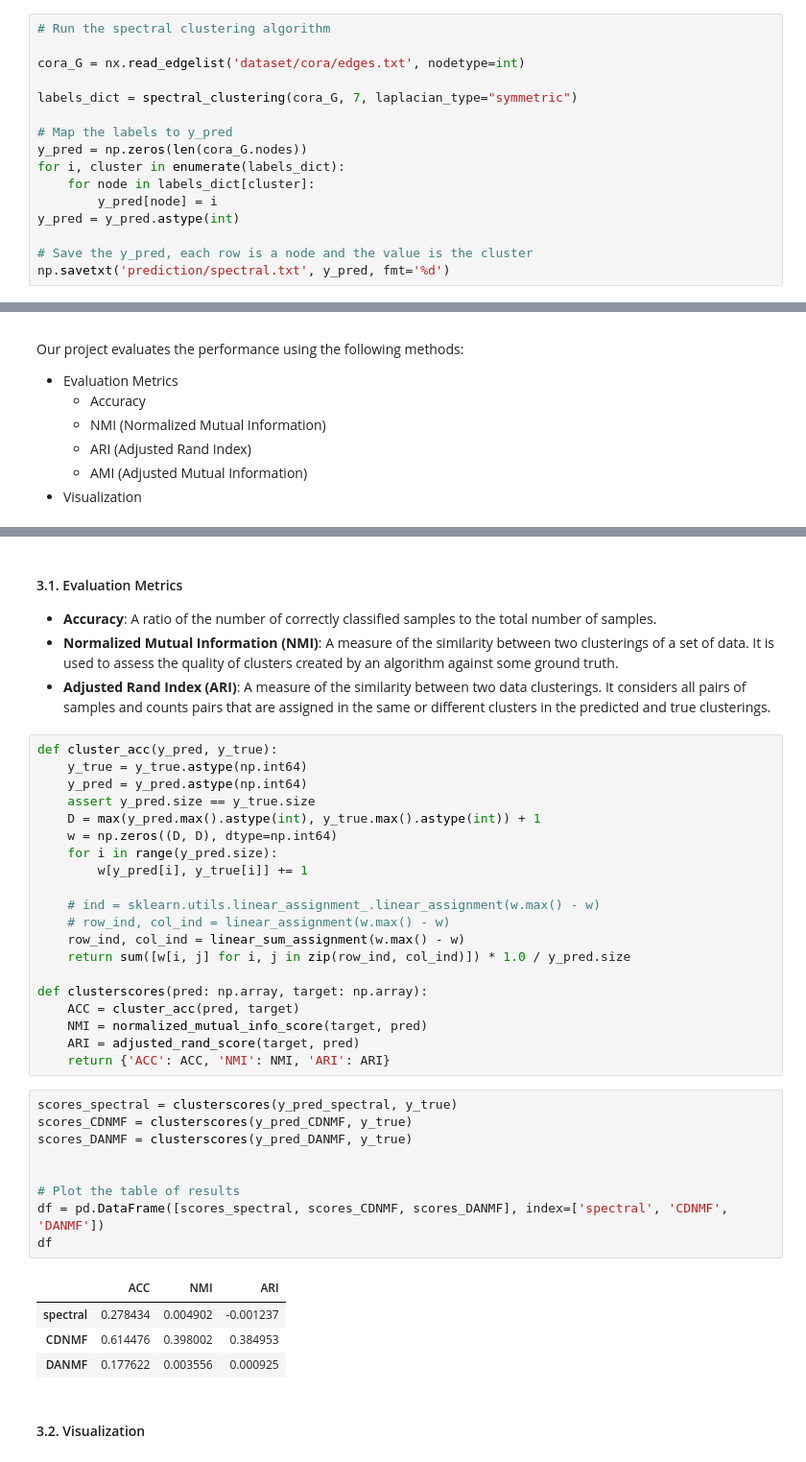
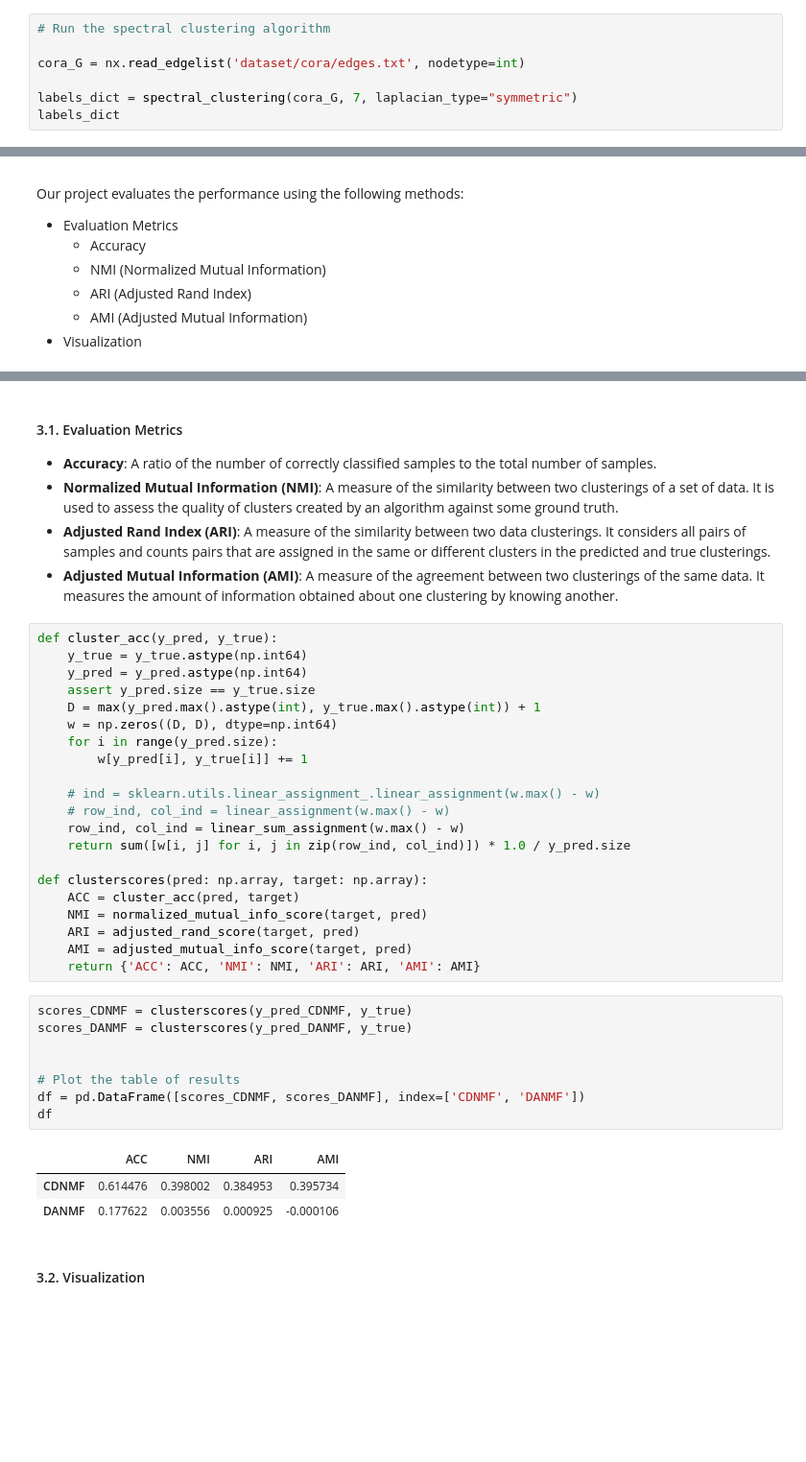
Before and after one commit to hardness1020/Community_Detection, a Jupyter notebook: main.ipynb, the cells around one changed output, grey strips where cells are left out. Shown at 96% size. Saved outputs shown, nothing was run; the diff lists cells and outputs as text; blank space fills up the shorter version.

Commit message:
Revert "feat: Add clustering method"
This reverts commit e964d76f8f00cffbae1f91ef0fe30c99aa3e4fb8.

```diff
--- a/main.ipynb
+++ b/main.ipynb
@@ -119,14 +127,5 @@ def spectral_clustering(G, k, laplacian_type="symmetric", **kwargs):
 cora_G = nx.read_edgelist('dataset/cora/edges.txt', nodetype=int)
 
 labels_dict = spectral_clustering(cora_G, 7, laplacian_type="symmetric")
-
-# Map the labels to y_pred
-y_pred = np.zeros(len(cora_G.nodes))
-for i, cluster in enumerate(labels_dict):
-    for node in labels_dict[cluster]:
-        y_pred[node] = i
-y_pred = y_pred.astype(int)
-
-# Save the y_pred, each row is a node and the value is the cluster
-np.savetxt('prediction/spectral.txt', y_pred, fmt='%d')
+labels_dict
 # %% [output]
@@ -269,6 +286,7 @@ y_true = pd.read_csv('dataset/cora/group.txt', header=None, delimiter=' ').value
 - **Accuracy**: A ratio of the number of correctly classified samples to the total number of samples.
 - **Normalized Mutual Information (NMI)**: A measure of the similarity between two clusterings of a set of data. It is used to assess the quality of clusters created by an algorithm against some ground truth.
 - **Adjusted Rand Index (ARI)**: A measure of the similarity between two data clusterings. It considers all pairs of samples and counts pairs that are assigned in the same or different clusters in the predicted and true clusterings.
+- **Adjusted Mutual Information (AMI)**: A measure of the agreement between two clusterings of the same data. It measures the amount of information obtained about one clustering by knowing another.
 # %%
 def cluster_acc(y_pred, y_true):
     y_true = y_true.astype(np.int64)
@@ -288,21 +306,20 @@ def clusterscores(pred: np.array, target: np.array):
     ACC = cluster_acc(pred, target)
     NMI = normalized_mutual_info_score(target, pred)
     ARI = adjusted_rand_score(target, pred)
-    return {'ACC': ACC, 'NMI': NMI, 'ARI': ARI}
+    AMI = adjusted_mutual_info_score(target, pred)
+    return {'ACC': ACC, 'NMI': NMI, 'ARI': ARI, 'AMI': AMI}
 # %%
-scores_spectral = clusterscores(y_pred_spectral, y_true)
 scores_CDNMF = clusterscores(y_pred_CDNMF, y_true)
 scores_DANMF = clusterscores(y_pred_DANMF, y_true)
 
 
 # Plot the table of results
-df = pd.DataFrame([scores_spectral, scores_CDNMF, scores_DANMF], index=['spectral', 'CDNMF', 'DANMF'])
+df = pd.DataFrame([scores_CDNMF, scores_DANMF], index=['CDNMF', 'DANMF'])
 df
 # %% [output]
-|  | ACC | NMI | ARI |
-| spectral | 0.278434 | 0.004902 | -0.001237 |
-| CDNMF | 0.614476 | 0.398002 | 0.384953 |
-| DANMF | 0.177622 | 0.003556 | 0.000925 |
+|  | ACC | NMI | ARI | AMI |
+| CDNMF | 0.614476 | 0.398002 | 0.384953 | 0.395734 |
+| DANMF | 0.177622 | 0.003556 | 0.000925 | -0.000106 |
 # %% [markdown]
 #### 3.2. Visualization
 # %%
```
Also changed, not shown: parts of 5 cells of this notebook, 1 other file.
